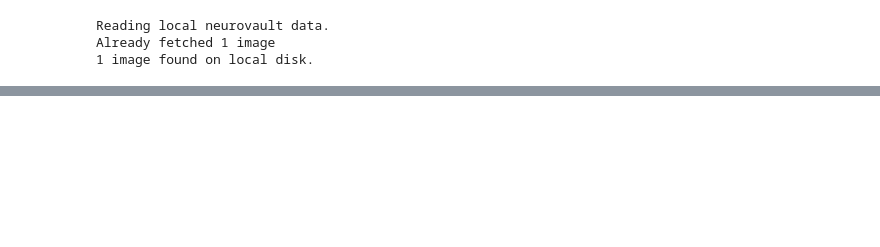
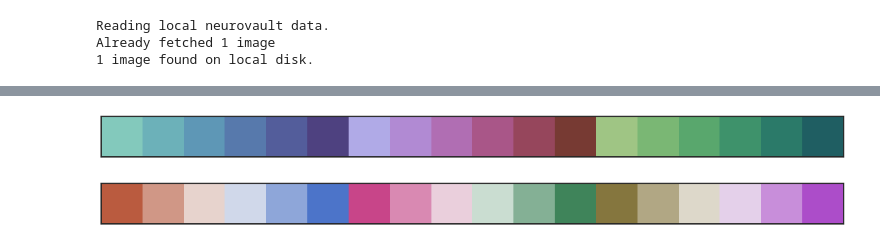
Before and after one commit to 62442katieb/deltaABCD_variability, a Jupyter notebook: notebooks/1.2change_score_descriptives.ipynb, the cells around one changed output, grey strips where cells are left out. Drawn from its saved outputs; the diff is of its cells as text; code cells hidden in the pictures; blank space fills up the shorter version.

Commit message:
debugging, plots, OHBM poster

```diff
--- a/notebooks/1.2change_score_descriptives.ipynb
+++ b/notebooks/1.2change_score_descriptives.ipynb
@@ -429,0 +359,14 @@ nifti_mapping = pd.read_csv(join(PROJ_DIR,
+# %%
+morph_pal = sns.cubehelix_palette(start=0.6, rot=-0.6, gamma=1.0, hue=1, light=0.7, dark=0.3)
+morph_cmap = sns.cubehelix_palette(n_colors=4, start=0.6, rot=-0.6, gamma=1.0, hue=0.7, light=1, dark=0.2,
+                                   as_cmap=True, reverse=True)
+cell_pal = sns.cubehelix_palette(start=1.7, rot=-0.8, gamma=1.0, hue=1, light=0.7, dark=0.3)
+cell_cmap = sns.cubehelix_palette(n_colors=9, start=1.7, rot=-0.8, gamma=1.0, hue=0.7, light=0.5, dark=0.2,
+                                  as_cmap=True, reverse=True)
+func_pal = sns.cubehelix_palette(start=3.0, rot=-0.6, gamma=1.0, hue=1, light=0.7, dark=0.3)
+func_cmap = sns.cubehelix_palette(n_colors=4, start=3.0, rot=-0.6, gamma=1.0, hue=0.7, light=0.6, dark=0.2,
+                                  as_cmap=True, reverse=True)
+big_pal = morph_pal + cell_pal + func_pal
+sns.palplot(big_pal)
+# %% [output]
+[figure, added]
@@ -552,0 +403,30 @@ for measure in measures:
+# %%
+morph_cmap = sns.diverging_palette(22, 256.3, s=70, l=50, center="light", as_cmap=True)
+func_cmap = sns.diverging_palette(343, 140.9, s=70, l=50, center="light", as_cmap=True)
+cell_cmap = sns.diverging_palette(71, 294.3, s=70, l=50, center="light", as_cmap=True)
+morph_pal = sns.diverging_palette(22, 256.3, s=70, l=50, center="light", as_cmap=False)
+func_pal = sns.diverging_palette(343, 140.9, s=70, l=50, center="light", as_cmap=False)
+cell_pal = sns.diverging_palette(71.0, 294.3, s=70, l=50, center="light", as_cmap=False)
+sns.palplot(morph_pal + func_pal + cell_pal)
+
+pals = {'cortical-thickness': morph_cmap,
+        'cortical-gwcontrast': cell_cmap,
+            'cortical-area': morph_cmap,
+            'cortical-volume': morph_cmap,
+            'subcortical-volume': morph_cmap,
+            'subcortical-RND': cell_cmap,
+            'subcortical-RNI': cell_cmap,
+            'cortical-RND': cell_cmap,
+            'cortical-RNI': cell_cmap,
+            'cortical-BOLD-variance': func_cmap,
+            'tract-volume': morph_cmap,
+            'tract-FA': cell_cmap,
+            'tract-MD': cell_cmap,
+            'tract-LD': cell_cmap,
+            'tract-TD': cell_cmap,
+            'tract-RND': cell_cmap,
+            'tract-RNI': cell_cmap,
+        'cortical-network-connectivity': func_cmap,
+            'subcortical-network-connectivity': func_cmap}
+# %% [output]
+[figure, added]
```
Also changed, not shown: parts of 16 cells of this notebook, 5 other files.
